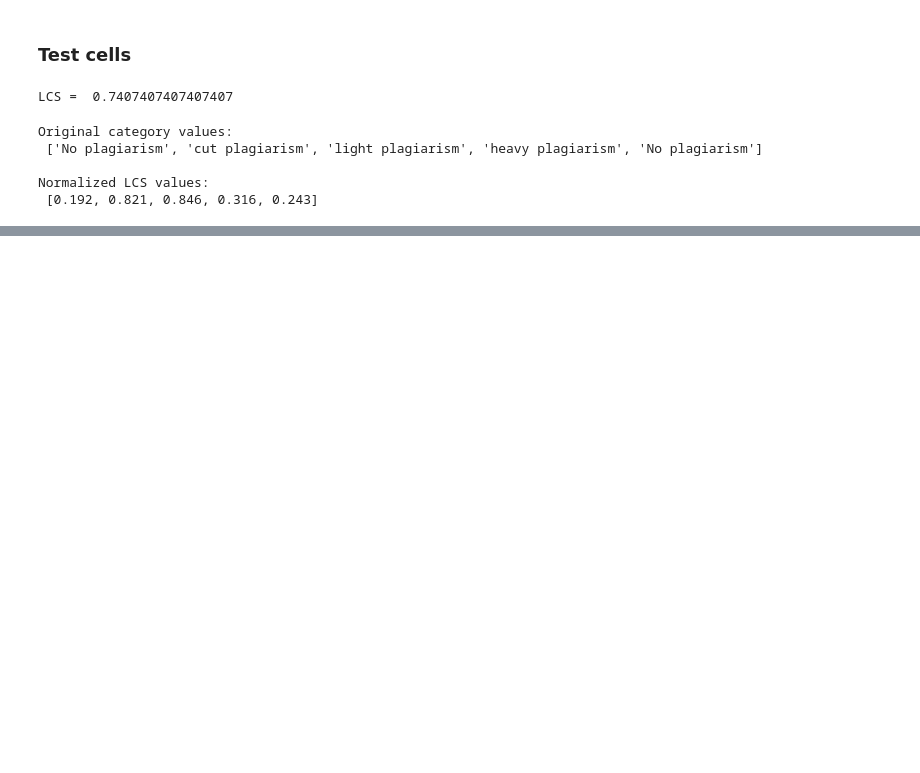
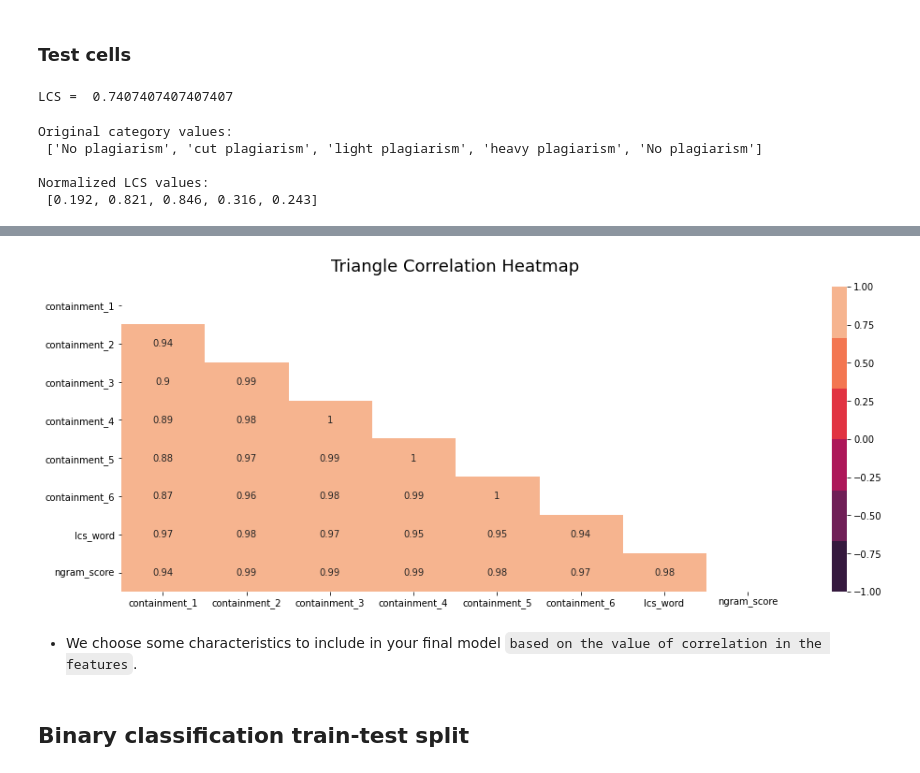
Before and after one commit to DataPro-M/66daysofdata_NLP, a Jupyter notebook: day21-24/NLP_21-24_plagiarism_detector.ipynb, the cells around one changed output, grey strips where cells are left out. Drawn from its saved outputs; the diff is of its cells as text; code cells hidden in the pictures; blank space fills up the shorter version.

```diff
--- a/day21-24/NLP_21-24_plagiarism_detector.ipynb
+++ b/day21-24/NLP_21-24_plagiarism_detector.ipynb
@@ -88,7 +88,7 @@ display(df)
 | 99 | orig_taske.txt | e | -1 | -1 | in mathematics and computer scien... | orig |
 100 rows × 6 columns
 # %%
-def give_sample_text(index, cat_2_plag):
+def give_sample_text(index, cat_2_plag=''):
     sample_text = df['Text'][index]
     text_task    = df['Task'][index]
     text_cat    = df['Category'][index]
@@ -277,7 +277,7 @@ This approach enables determining whether sections of a document were plagiarise
 Author's photo.
 # %%
 # all process in One function
-def all_in_one(orig_text, sample_text, cat_2_plag, text_cat, n_ngram = 4, return_score=False):
+def ngram_plagiarism_pcore(orig_text, sample_text, cat_2_plag, text_cat='', n_ngram = 4, return_score=False):
 
 
     # pad the text and tokenize
@@ -595,0 +657,27 @@ Normalized LCS values:
+# %%
+# Function creates lcs feature and add it to the dataframe
+def create_lcs_features(df, column_name='lcs_word'):
+
+    lcs_values = []
+
+    # iterate through files in dataframe
+    for i in df.index:
+        # Computes LCS_norm words feature using function above for answer tasks
+        if df.loc[i,'Category'] > -1:
+            # get texts to compare
+            answer_text = df.loc[i, 'Text']
+            task = df.loc[i, 'Task']
+            # we know that source texts have Class = -1
+            orig_rows = df[(df['Class'] == -1)]
+            orig_row = orig_rows[(orig_rows['Task'] == task)]
+            source_text = orig_row['Text'].values[0]
+
+            # calculate lcs
+            lcs = lcs_norm_word(answer_text, source_text)
+            lcs_values.append(lcs)
+        # Sets to -1 for original tasks
+        else:
+            lcs_values.append(-1)
+
+    print('LCS features created!')
+    return lcs_values
@@ -595,0 +750,6 @@ Normalized LCS values:
+# %%
+# Create correlation matrix for just Features to determine different models to test
+corr_matrix = features_df.corr().abs().round(2)
+
+# display shows all of a dataframe
+display(corr_matrix)
@@ -595,0 +766,12 @@ Normalized LCS values:
+# %%
+import seaborn as sns
+
+plt.figure(figsize=(16, 6))
+# define the mask to set the values in the upper triangle to True
+mask = np.triu(np.ones_like(corr_matrix, dtype=np.bool))
+heatmap = sns.heatmap(corr_matrix, mask=mask, vmin=-1, vmax=1, annot=True, cmap=sns.color_palette("rocket"))
+heatmap.set_title('Triangle Correlation Heatmap', fontdict={'fontsize':18}, pad=16);
+# %% [output]
+[figure, added]
+# %% [markdown]
+* We choose some characteristics to include in your final model `based on the value of correlation in the features`.
@@ -595,0 +802,2 @@ Normalized LCS values:
+# %% [markdown]
+## Binary classification train-test split
```
Also changed, not shown: parts of 15 cells of this notebook, 2 other files.
